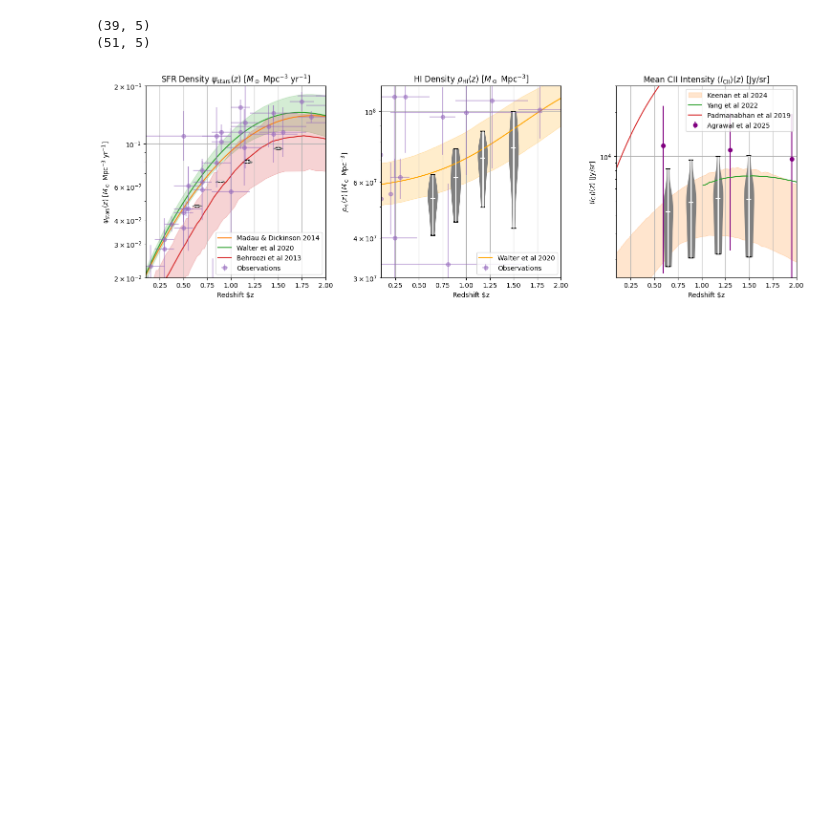
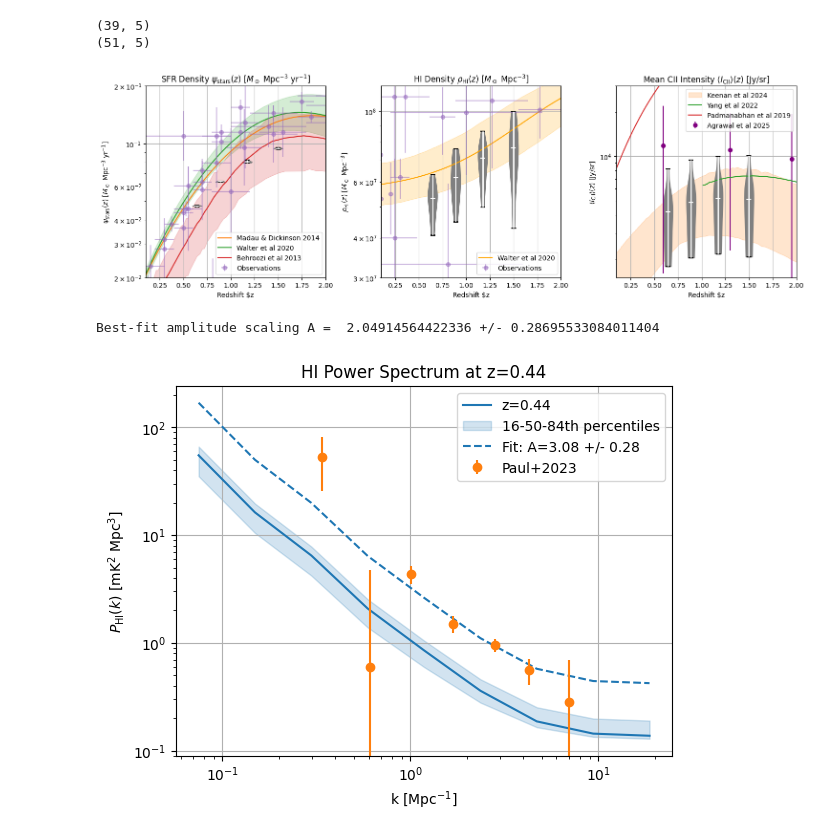
Before and after one commit to shubhagrawal30/crossLIM, a Jupyter notebook: simim/validation.ipynb, the cells around one changed output. Saved outputs shown, nothing was run; the diff lists cells and outputs as text; code cells hidden in the pictures; blank space fills up the shorter version.

```diff
--- a/simim/validation.ipynb
+++ b/simim/validation.ipynb
@@ -261,0 +270,33 @@ plt.close()
+# %%
+data = np.load(FILENAME(Z_MODELING[ZIDX]), allow_pickle=True)
+
+ks = data['k']
+pshi = data['ps_hi'] * u.Jy**2 * u.Mpc**3
+lambda_hi = .21 * u.m
+z = data['z_modeling']
+lobs = lambda_hi * (1 + z)
+
+pshi = ((pshi * (lobs ** 2 / 2 / cst.k_B) ** 2) / (u.mK**2 * u.Mpc**3)).decompose().value
+# %%
+paul23data = np.loadtxt(f'./data/paul23_z_{z:.2f}.csv', delimiter=',', skiprows=1)
+p23ks, p23pshi, p23err = paul23data[:,0], paul23data[:,1], paul23data[:,2]
+# %%
+from scipy.interpolate import interp1d
+
+pshimedian = np.median(pshi, axis=0)
+pshilow = np.percentile(pshi, 16, axis=0)
+pshiup = np.percentile(pshi, 84, axis=0)
+
+masknans = np.isfinite(pshimedian) & np.isfinite(pshilow) & np.isfinite(pshiup)
+logfit = interp1d(ks[masknans], np.log10(pshimedian[masknans]), kind='cubic', fill_value='extrapolate')
+
+# curve fit for amplitude scaling
+from scipy.optimize import curve_fit
+def func(ks, A):
+    return A * 10 ** logfit(ks)
+
+popt, pcov = curve_fit(func, p23ks, p23pshi, sigma=p23err, absolute_sigma=True, p0=[5.0])
+perr = np.sqrt(np.diag(pcov))
+print("Best-fit amplitude scaling A = ", popt[0], "+/-", perr[0])
+# %% [output]
+Best-fit amplitude scaling A =  2.04914564422336 +/- 0.28695533084011404
@@ -261,0 +305,15 @@ plt.close()
+# %%
+plt.figure()
+plt.loglog(ks, pshimedian, label=f'z={z:.2f}')
+plt.fill_between(ks, pshilow, pshiup, color='C0', alpha=0.2, label='16-50-84th percentiles')
+plt.loglog(ks[masknans], func(ks[masknans], *popt), '--', color='C0', label=f'Fit: A={popt[0]:.2f} +/- {perr[0]:.2f}')
+plt.errorbar(p23ks, p23pshi, yerr=p23err, fmt='o', color='C1', label='Paul+2023')
+plt.title(f'HI Power Spectrum at z={z:.2f}')
+plt.xlabel('k [Mpc$^{-1}$]')
+plt.ylabel(r'$P_\text{HI}(k)$ [mK$^2$ Mpc$^3$]')
+plt.legend()
+plt.grid()
+plt.show()
+plt.close()
+# %% [output]
+[figure, added]
```
Also changed, not shown: parts of 2 cells of this notebook, 1 other file.
